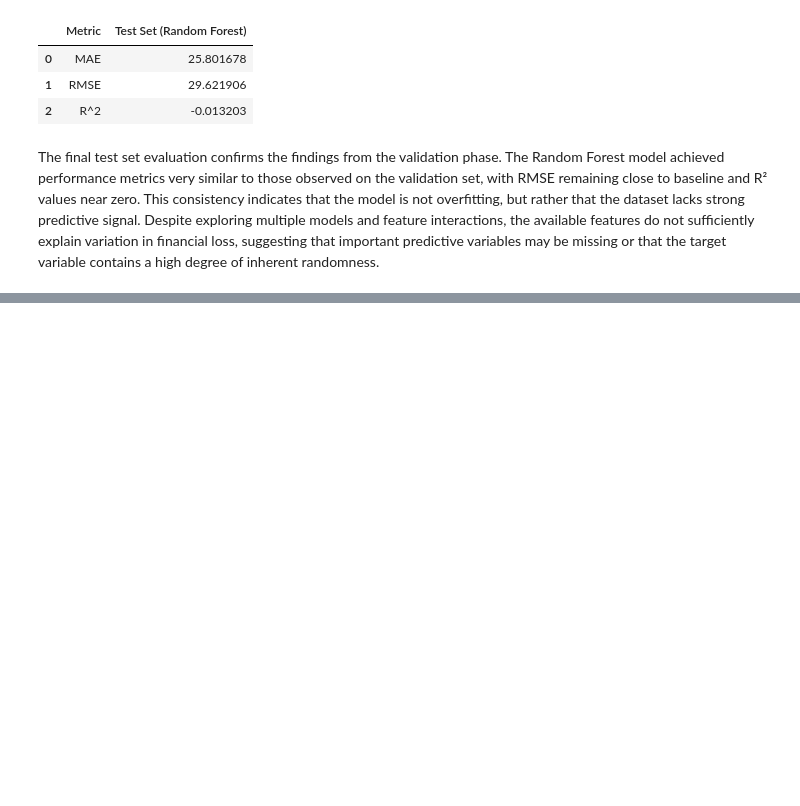
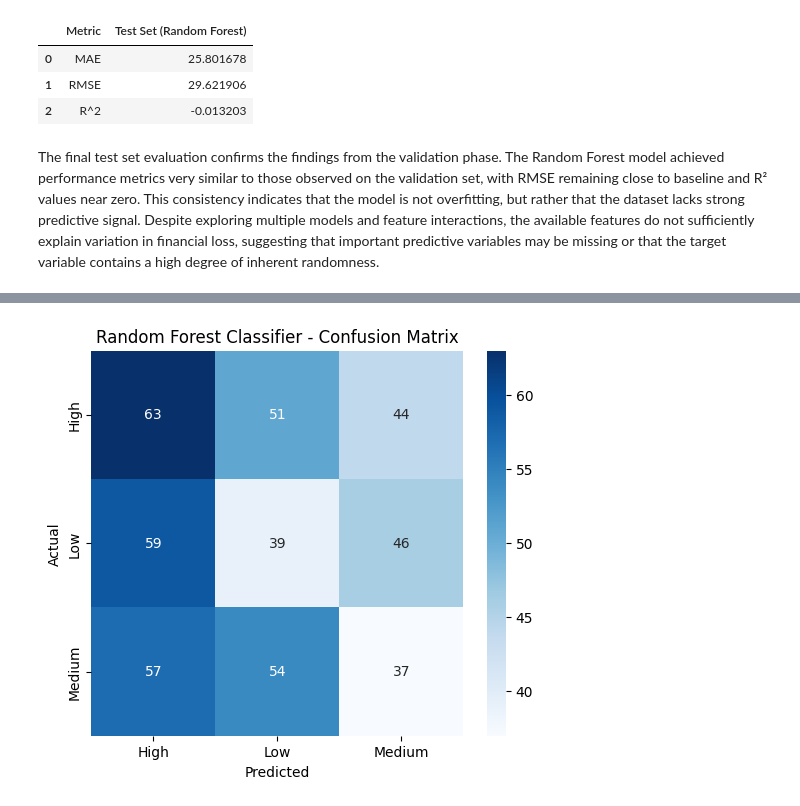
Before and after one commit to gracenev/DS300Project, a Jupyter notebook: DS300_Project.ipynb, the cells around one changed output, grey strips where cells are left out. Cells and saved outputs as stored; diff of their text form; code cells hidden in the pictures; blank space fills up the shorter version.

```diff
--- a/DS300_Project.ipynb
+++ b/DS300_Project.ipynb
@@ -979,0 +1091,24 @@ The final test set evaluation confirms the findings from the validation phase. T
+# %%
+# Random Forest Classifier
+rf_clf = Pipeline([
+    ("preprocess", preprocess_unscaled),
+    ("model", RandomForestClassifier(
+        n_estimators=200,
+        max_depth=None,
+        random_state=42,
+        n_jobs=-1
+    ))
+])
+
+rf_clf.fit(X_train_cls, y_train_cls)
+
+rf_val_preds_cls = rf_clf.predict(X_val_cls)
+
+rf_cls_acc = accuracy_score(y_val_cls, rf_val_preds_cls)
+rf_cls_f1 = f1_score(y_val_cls, rf_val_preds_cls, average="macro")
+
+print("=== Random Forest Classifier (Validation Set) ===")
+print(f"Accuracy: {rf_cls_acc:.4f}")
+print(f"Macro F1: {rf_cls_f1:.4f}")
+print("\nClassification Report:")
+print(classification_report(y_val_cls, rf_val_preds_cls))
@@ -979,0 +1130,22 @@ The final test set evaluation confirms the findings from the validation phase. T
+# %%
+cm = confusion_matrix(
+    y_val_cls,
+    rf_val_preds_cls,
+    labels=rf_clf.named_steps["model"].classes_
+)
+
+plt.figure(figsize=(6, 5))
+sns.heatmap(
+    cm,
+    annot=True,
+    fmt="d",
+    cmap="Blues",
+    xticklabels=rf_clf.named_steps["model"].classes_,
+    yticklabels=rf_clf.named_steps["model"].classes_
+)
+plt.title("Random Forest Classifier - Confusion Matrix")
+plt.xlabel("Predicted")
+plt.ylabel("Actual")
+plt.show()
+# %% [output]
+[figure, added]
```
Also changed, not shown: parts of 21 cells of this notebook.
